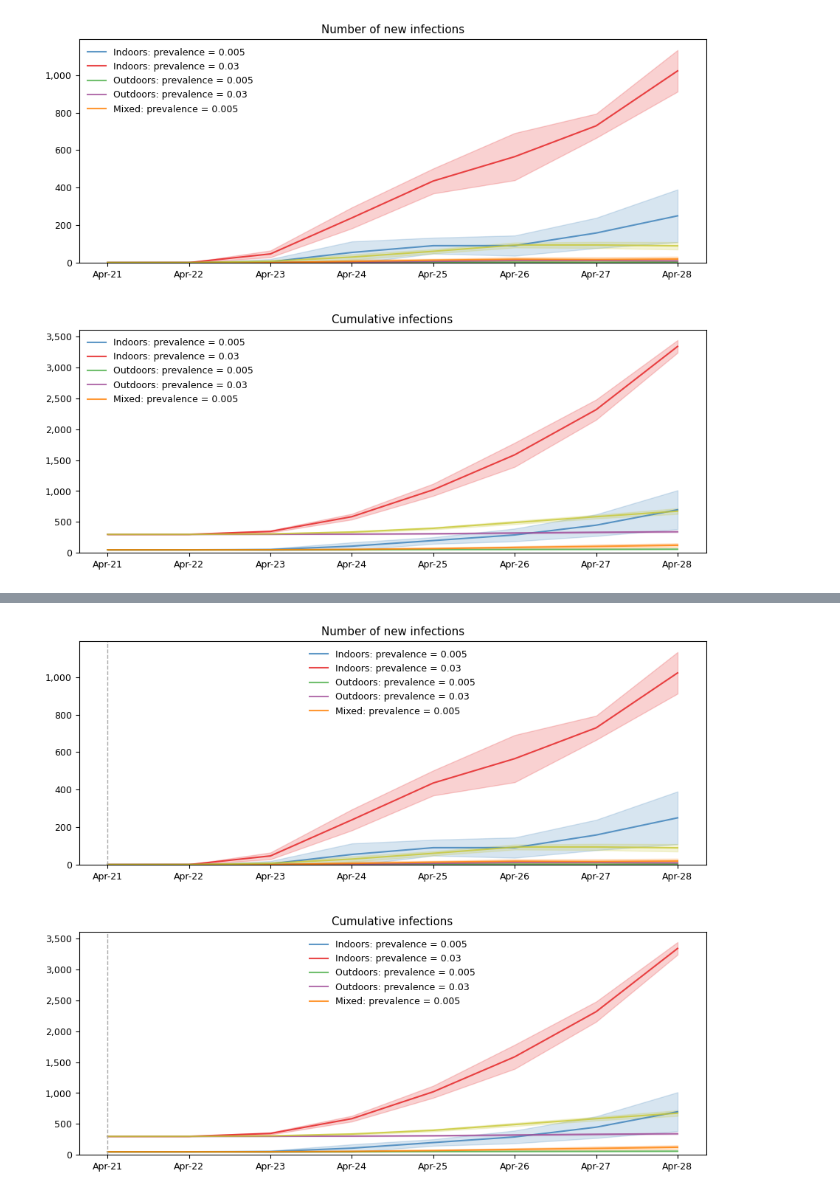
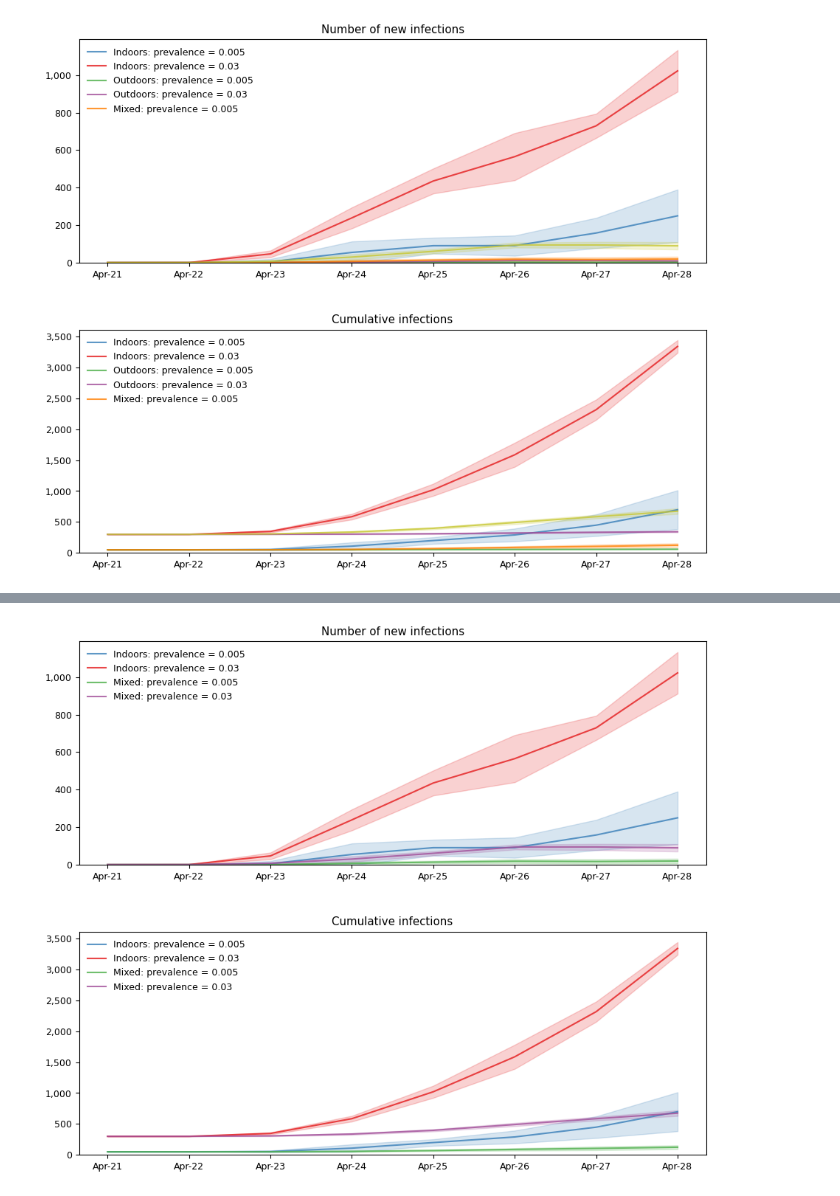
Before and after one commit to JoviaNierenberg/COVID-Event-Safety-Modeling, a Jupyter notebook: main.ipynb, the cells around one changed output, grey strips where cells are left out. Cells and saved outputs as stored; diff of their text form; code cells hidden in the pictures.

Commit message:
reorganized plots

```diff
--- a/main.ipynb
+++ b/main.ipynb
@@ -332,8 +289,8 @@ Simulation "Entry antigen" summary:
 # %%
 # Indoors vs outdoors vs mixed
 all_msims = sweep_prevalence([.005, .03], [cv.change_beta(d1, indoor_factor)], "Indoors: ")
-all_msims += sweep_prevalence([.005, .03], [cv.change_beta(d1, outdoor_factor)], "Outdoors: ")
+#all_msims += sweep_prevalence([.005, .03], [cv.change_beta(d1, outdoor_factor)], "Outdoors: ")
 all_msims += sweep_prevalence([.005, .03], [], "Mixed: ")
 plot_multisims(all_msims)
 # %% [output]
-[figure, old version]
+[figure, new version]
```
Also changed, not shown: parts of 3 cells of this notebook.
